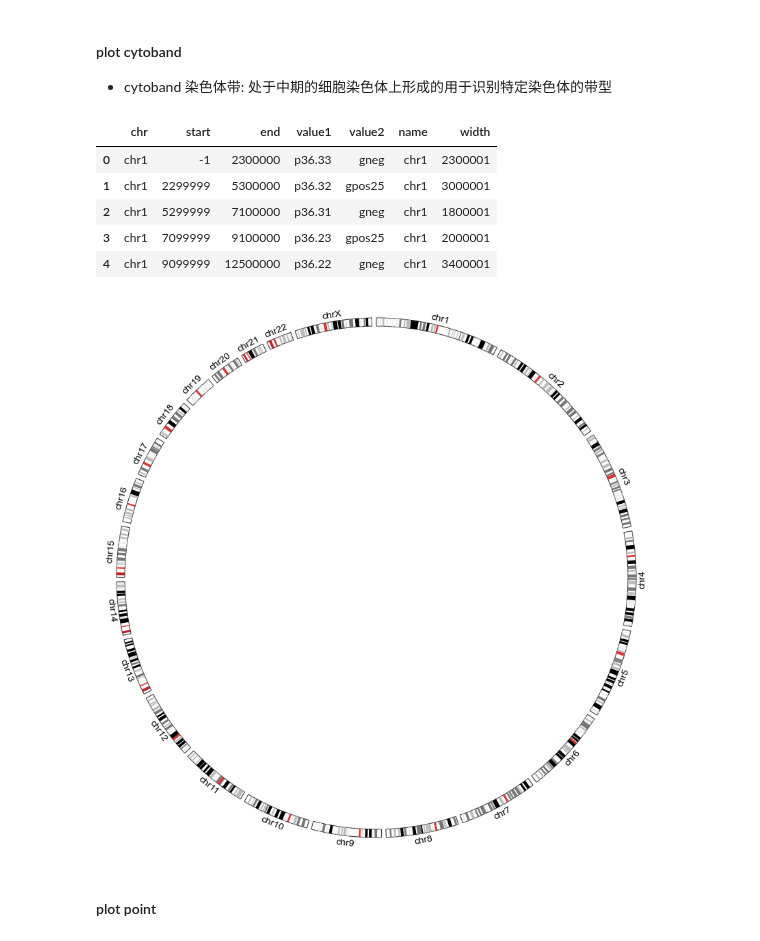
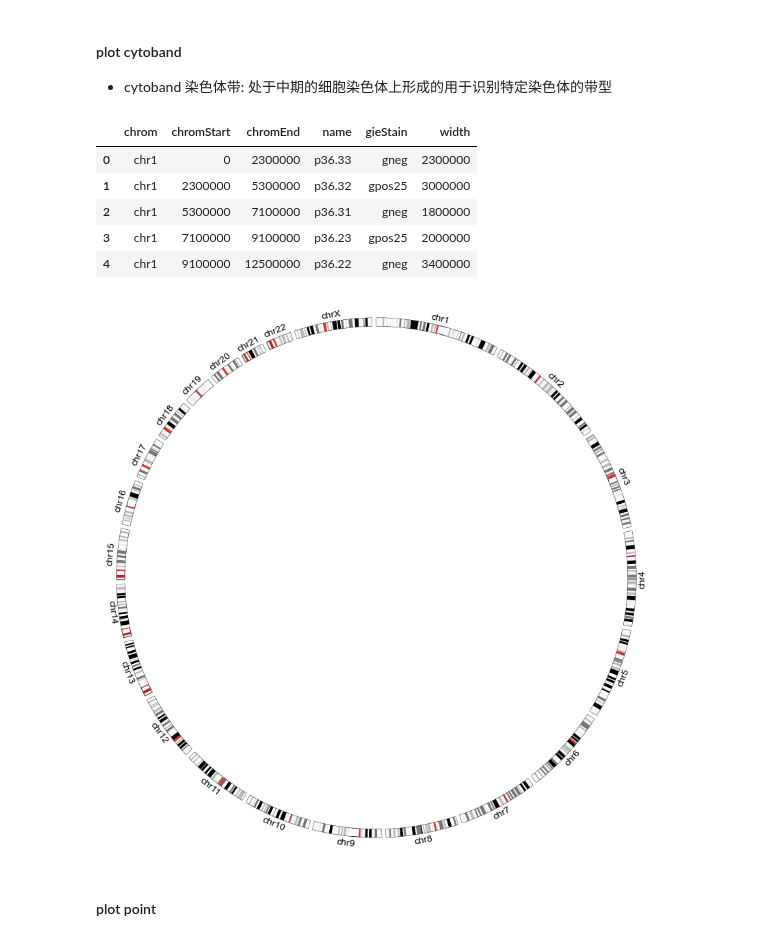
Before and after one commit to hermanzhaozzzz/snakepipes_detect-seq, a Jupyter notebook: step.08.Global_analysis_for_final-off-targets.ipynb, the cells around one changed output. Saved outputs shown, nothing was run; the diff lists cells and outputs as text; code cells hidden in the pictures.

```diff
--- a/step.08.Global_analysis_for_final-off-targets.ipynb
+++ b/step.08.Global_analysis_for_final-off-targets.ipynb
@@ -89,9 +89,7 @@ df_chrom
 #### cytoBand
 # %%
 df_cytoband = table_hg38_cytoband()
-df_cytoband = df_cytoband[df_cytoband['chr'].map(lambda x: x not in ['chrY', 'chrM'])].copy()
-df_cytoband['name'] = df_cytoband['chr']
-df_cytoband['start'] = df_cytoband['start'] - 1
-df_cytoband['width'] = df_cytoband['end'] - df_cytoband['start']
+df_cytoband = df_cytoband[df_cytoband['chrom'].map(lambda x: x not in ['chrY', 'chrM'])].copy()
+df_cytoband['width'] = df_cytoband['chromEnd'] - df_cytoband['chromStart']
 df_cytoband
 # %% [output]
@@ -161,39 +159,39 @@ circle.set_garcs()
 # %%
 df_cytoband.head()
 # %% [output]
-|  | chr | start | end | value1 | value2 | name | width |
-| 0 | chr1 | -1 | 2300000 | p36.33 | gneg | chr1 | 2300001 |
-| 1 | chr1 | 2299999 | 5300000 | p36.32 | gpos25 | chr1 | 3000001 |
-| 2 | chr1 | 5299999 | 7100000 | p36.31 | gneg | chr1 | 1800001 |
-| 3 | chr1 | 7099999 | 9100000 | p36.23 | gpos25 | chr1 | 2000001 |
-| 4 | chr1 | 9099999 | 12500000 | p36.22 | gneg | chr1 | 3400001 |
+|  | chrom | chromStart | chromEnd | name | gieStain | width |
+| 0 | chr1 | 0 | 2300000 | p36.33 | gneg | 2300000 |
+| 1 | chr1 | 2300000 | 5300000 | p36.32 | gpos25 | 3000000 |
+| 2 | chr1 | 5300000 | 7100000 | p36.31 | gneg | 1800000 |
+| 3 | chr1 | 7100000 | 9100000 | p36.23 | gpos25 | 2000000 |
+| 4 | chr1 | 9100000 | 12500000 | p36.22 | gneg | 3400000 |
 # %%
-color_dict = {"gneg": "#FFFFFF00", "gpos25": "#EEEEEE", "gpos50": "#BBBBBB", "gpos75": "#777777",
+color_dict = {"gneg": "#FFFFFF", "gpos25": "#EEEEEE", "gpos50": "#BBBBBB", "gpos75": "#777777",
               "gpos100": "#000000", "gvar": "#FFFFFF00", "stalk": "#C01E27", "acen": "#D82322"}
 arcdata_dict = collections.defaultdict(dict)
 
 for idx, line in df_cytoband.iterrows():
     # print(line)
-    name = line['name']
-    start = line['start']
+    name = line['chrom']
+    start = line['chromStart']
     width = line['width']
-    cyto = line['value2']
+    cyto = line['gieStain']
 
     if name not in arcdata_dict:
         arcdata_dict[name]["positions"] = []
         arcdata_dict[name]["widths"] = []
         arcdata_dict[name]["colors"] = []
     arcdata_dict[name]["positions"].append(start)
     arcdata_dict[name]["widths"].append(width)
     arcdata_dict[name]["colors"].append(color_dict[cyto])
 
 for key in arcdata_dict:
     circle.barplot(key, data=[1] * len(arcdata_dict[key]["positions"]), positions=arcdata_dict[key]["positions"],
                    width=arcdata_dict[key]["widths"], raxis_range=[920, 950], facecolor=arcdata_dict[key]["colors"])
 
 circle.figure
 # %% [output]
-[figure, old version]
+[figure, new version]
 # %% [markdown]
 #### plot point
 # %%
```
Also changed, not shown: parts of 5 cells of this notebook, 1 other file.
